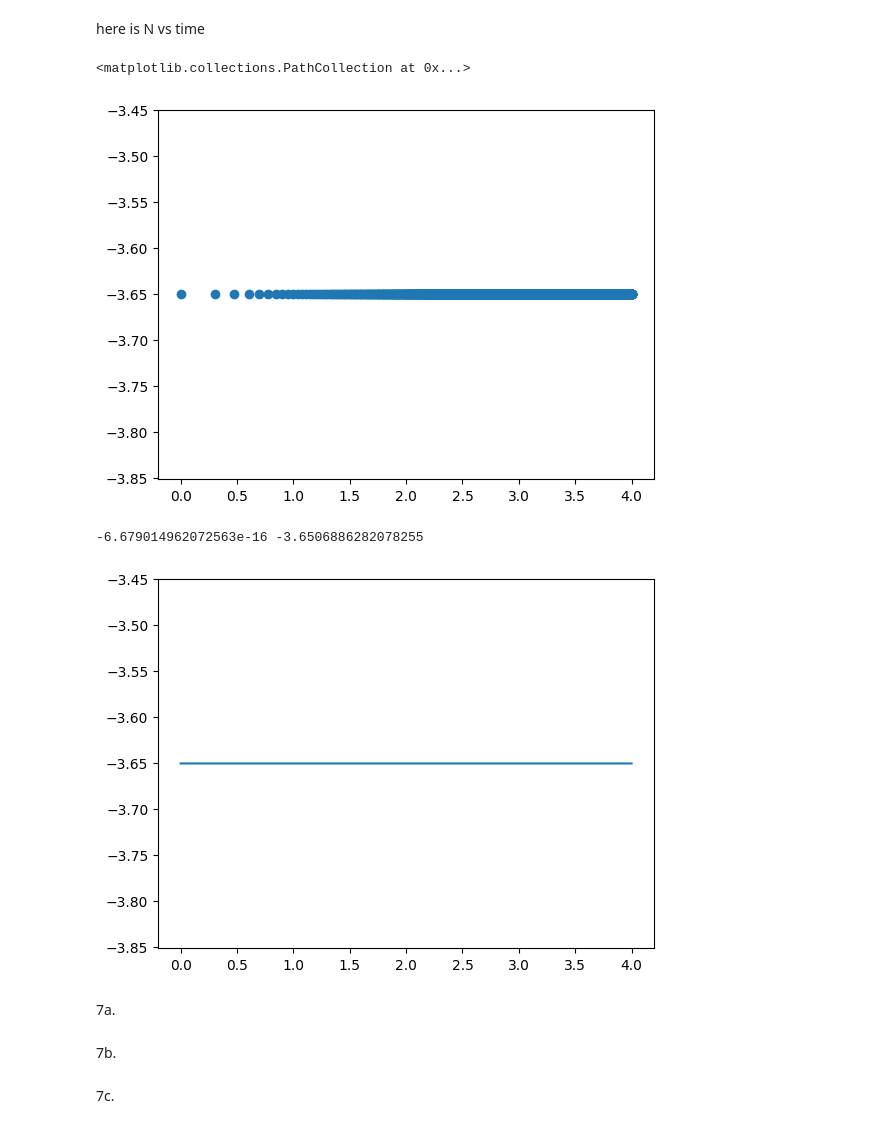
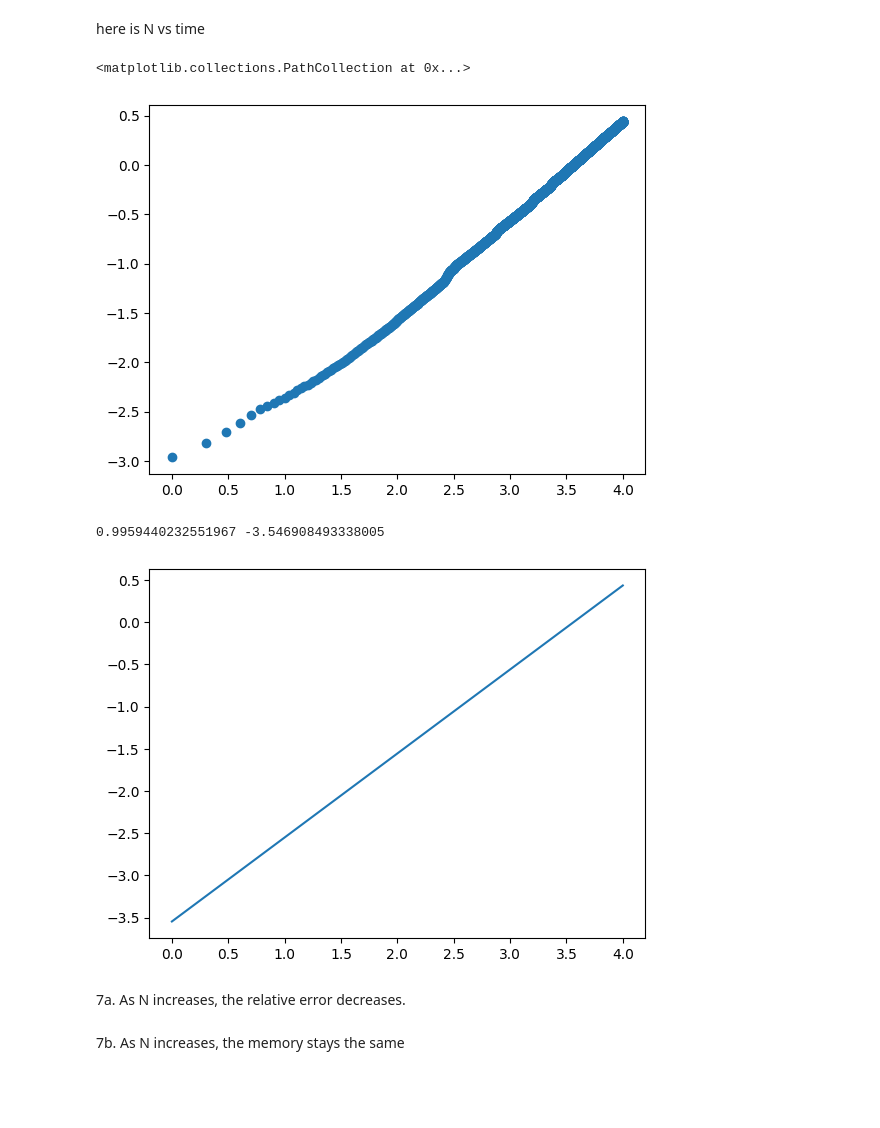
Before and after one commit to Miriam-1006/numpymat, a Jupyter notebook: numpyprojedct.ipynb, the cells around one changed output. Cells and saved outputs as stored; diff of their text form; code cells hidden in the pictures; blank space fills up the shorter version.

```diff
--- a/numpyprojedct.ipynb
+++ b/numpyprojedct.ipynb
@@ -112,27 +112,25 @@ here is N vs time
 # %%
 NVal = data[ : , 0]
 logN = []
 for n in range(1,len(NVal)):
   logN.append(math.log(NVal[n],10))
-Time=data[ : , 4]
+Time=data[ : , 5]
 logTime =[]
 for err in range(1, len(Time)):
   logTime.append(math.log(Time[err],10))
 matplotlib.pyplot.scatter(logN,logTime)
 # %% [output]
 <matplotlib.collections.PathCollection at 0x...>
-[figure, old version]
+[figure, new version]
 # %%
 z = np.polyfit(logN, logTime, 1)
 p = np.poly1d(z)
 matplotlib.pyplot.plot(logN, p(logN))
 print(z[0], z[1])
 # %% [output]
--6.679014962072563e-16 -3.6506886282078255
+0.9959440232551967 -3.546908493338005
-[figure, old version]
+[figure, new version]
-# %% [markdown]
-7a.
-# %% [markdown]
-7b.
-# %% [markdown]
-7c.
+# %% [markdown]
+7a. As N increases, the relative error decreases.
+# %% [markdown]
+7b. As N increases, the memory stays the same
```
Also changed, not shown: parts of 4 cells of this notebook.
